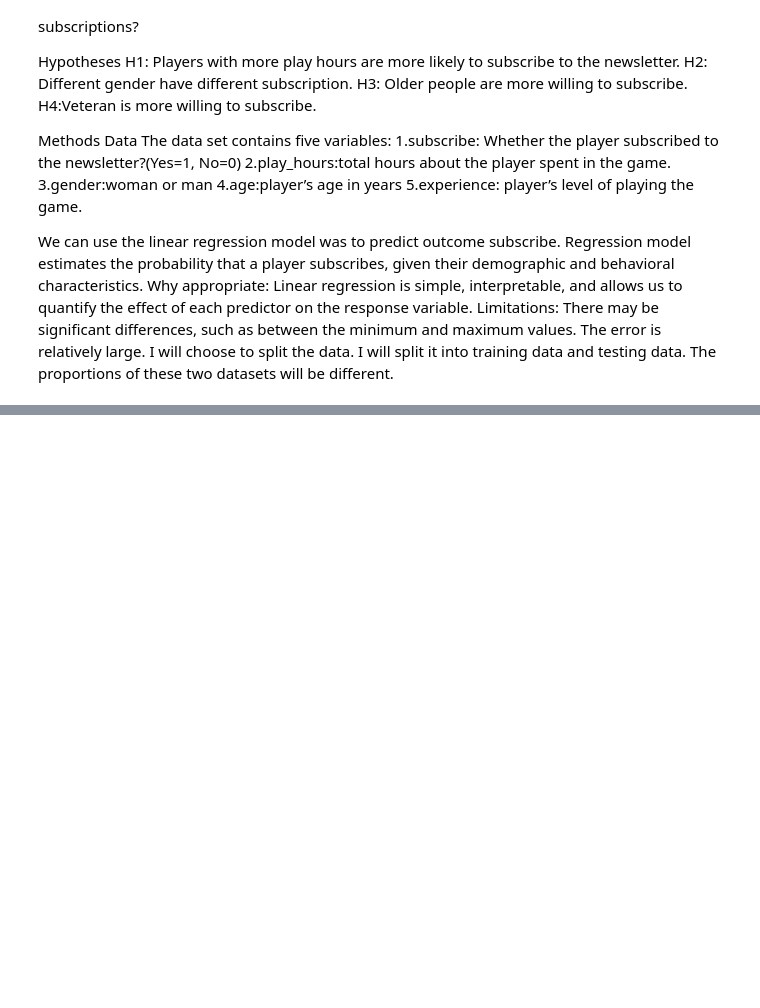
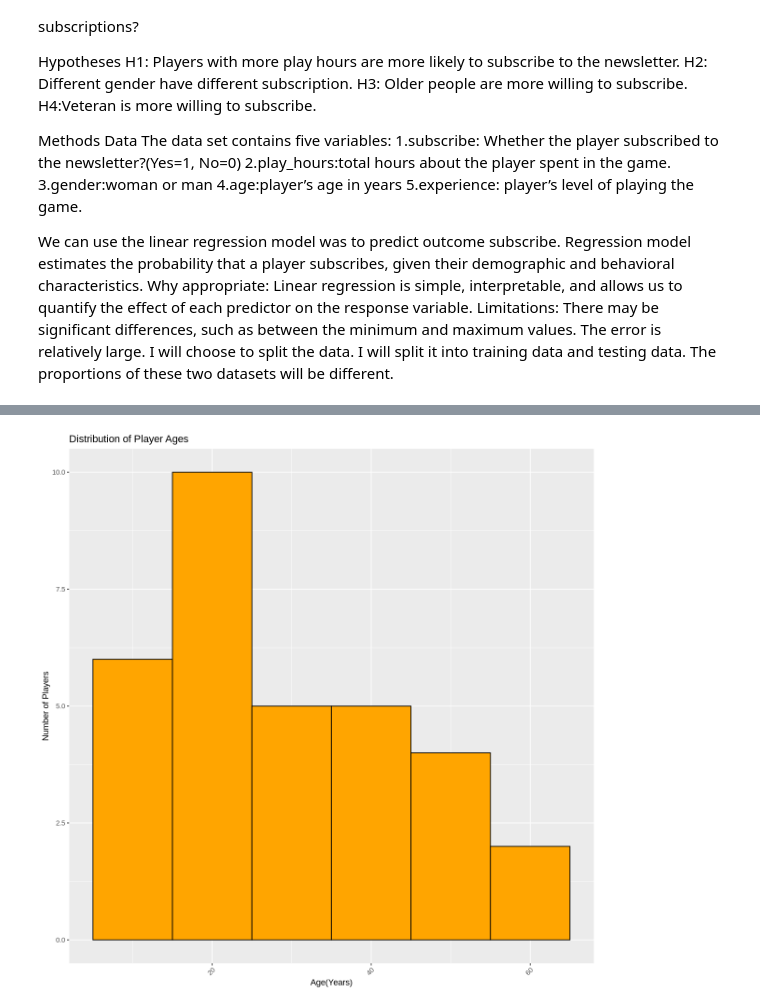
Before and after one commit to Tina20444/Subscription-Analysis, a Jupyter notebook: Planning_Report.ipynb, the cells around one changed output, grey strips where cells are left out. Cells and saved outputs as stored; diff of their text form; code cells hidden in the pictures; blank space fills up the shorter version.

Commit message:
add a plot

```diff
--- a/Planning_Report.ipynb
+++ b/Planning_Report.ipynb
@@ -38,11 +88,11 @@ age_summary <- players |>
   ungroup()
 # %%
 options(repr.plot.width = 10, repr.plot.height =10)
-count_bar_chart <- ggplot(age_summary, aes(x = Age, y =total_played_hours)) +
-   geom_bar(stat = "identity",fill="steelblue") +
+count_bar_chart <- ggplot(age_summary, aes(x = Age)) +
+   geom_histogram(binwidth = 10, fill = "orange", color = "black") +
    xlab("Age(Years)") +
-   ylab("Time(hours)")+
-   theme_minimal() +
+   ylab("Number of Players")+
+    ggtitle("Distribution of Player Ages")+
   theme(axis.text.x = element_text(angle = 45, hjust = 1))
 
 count_bar_chart
@@ -50,0 +102 @@ ERROR: Error in ggplot(age_summary, aes(x = Age, y = total_played_hours)): could
+[figure, added]
```
Also changed, not shown: parts of 6 cells of this notebook.
